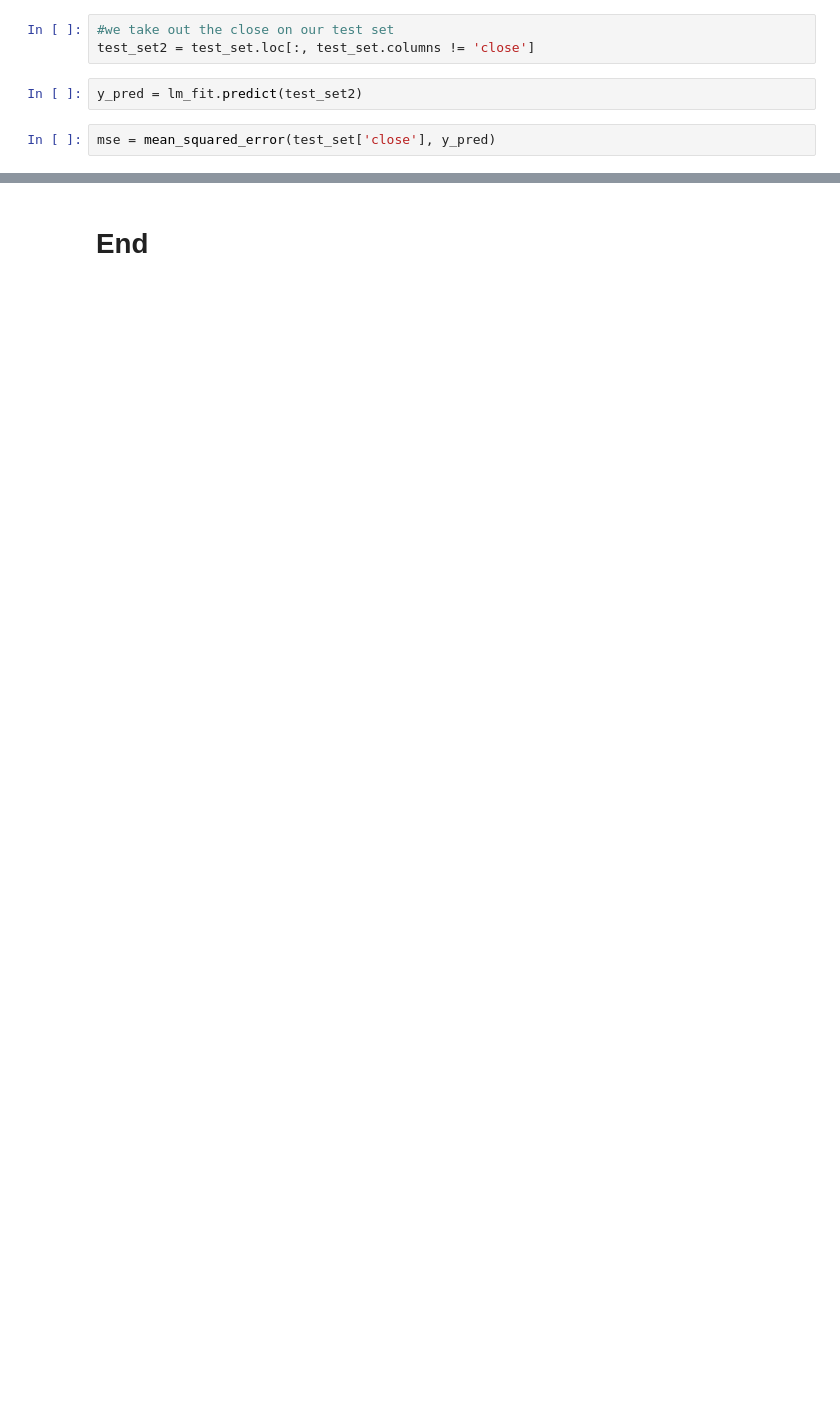
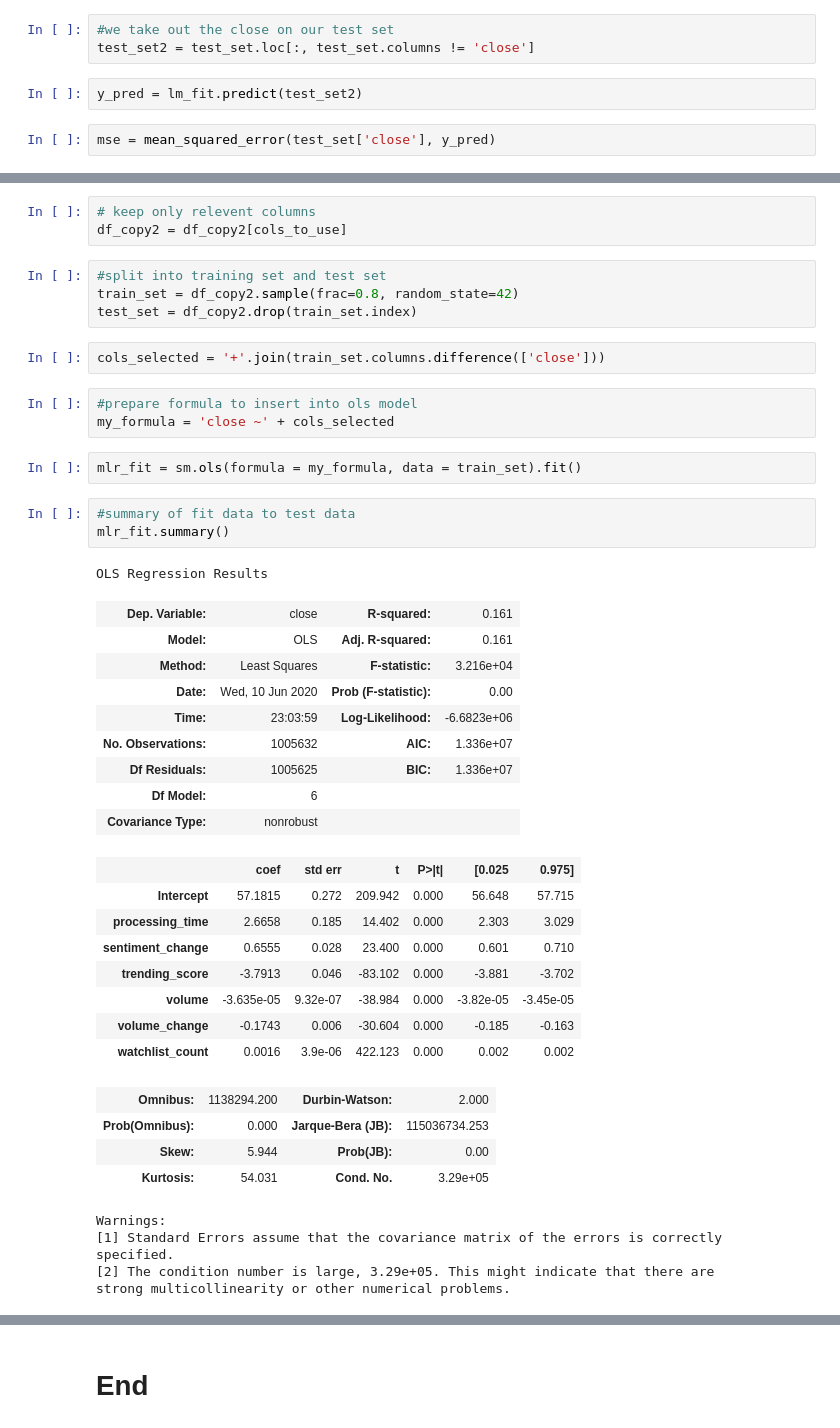
Before and after one commit to jcanque777/stock_market_data_prediction, a Jupyter notebook: msft_data.ipynb, the cells around one changed output, grey strips where cells are left out. Saved outputs shown, nothing was run; the diff lists cells and outputs as text; blank space fills up the shorter version.

```diff
--- a/msft_data.ipynb
+++ b/msft_data.ipynb
@@ -971,0 +1194,44 @@ mse**.5
+# %%
+# keep only relevent columns
+df_copy2 = df_copy2[cols_to_use]
+# %%
+#split into training set and test set
+train_set = df_copy2.sample(frac=0.8, random_state=42)
+test_set = df_copy2.drop(train_set.index)
+# %%
+cols_selected = '+'.join(train_set.columns.difference(['close']))
+# %%
+#prepare formula to insert into ols model
+my_formula = 'close ~' + cols_selected
+# %%
+mlr_fit = sm.ols(formula = my_formula, data = train_set).fit()
+# %%
+#summary of fit data to test data
+mlr_fit.summary()
+# %% [output]
+OLS Regression Results
+| Dep. Variable: | close | R-squared: | 0.161 |
+| Model: | OLS | Adj. R-squared: | 0.161 |
+| Method: | Least Squares | F-statistic: | 3.216e+04 |
+| Date: | Wed, 10 Jun 2020 | Prob (F-statistic): | 0.00 |
+| Time: | 23:03:59 | Log-Likelihood: | -6.6823e+06 |
+| No. Observations: | 1005632 | AIC: | 1.336e+07 |
+| Df Residuals: | 1005625 | BIC: | 1.336e+07 |
+| Df Model: | 6 |  |  |
+| Covariance Type: | nonrobust |  |  |
+|  | coef | std err | t | P>|t| | [0.025 | 0.975] |
+| Intercept | 57.1815 | 0.272 | 209.942 | 0.000 | 56.648 | 57.715 |
+| processing_time | 2.6658 | 0.185 | 14.402 | 0.000 | 2.303 | 3.029 |
+| sentiment_change | 0.6555 | 0.028 | 23.400 | 0.000 | 0.601 | 0.710 |
+| trending_score | -3.7913 | 0.046 | -83.102 | 0.000 | -3.881 | -3.702 |
+| volume | -3.635e-05 | 9.32e-07 | -38.984 | 0.000 | -3.82e-05 | -3.45e-05 |
+| volume_change | -0.1743 | 0.006 | -30.604 | 0.000 | -0.185 | -0.163 |
+| watchlist_count | 0.0016 | 3.9e-06 | 422.123 | 0.000 | 0.002 | 0.002 |
+| Omnibus: | 1138294.200 | Durbin-Watson: | 2.000 |
+| Prob(Omnibus): | 0.000 | Jarque-Bera (JB): | 115036734.253 |
+| Skew: | 5.944 | Prob(JB): | 0.00 |
+| Kurtosis: | 54.031 | Cond. No. | 3.29e+05 |
+Warnings:
+[1] Standard Errors assume that the covariance matrix of the errors is correctly specified.
+[2] The condition number is large, 3.29e+05. This might indicate that there are
+strong multicollinearity or other numerical problems.
```
Also changed, not shown: parts of 46 cells of this notebook.
